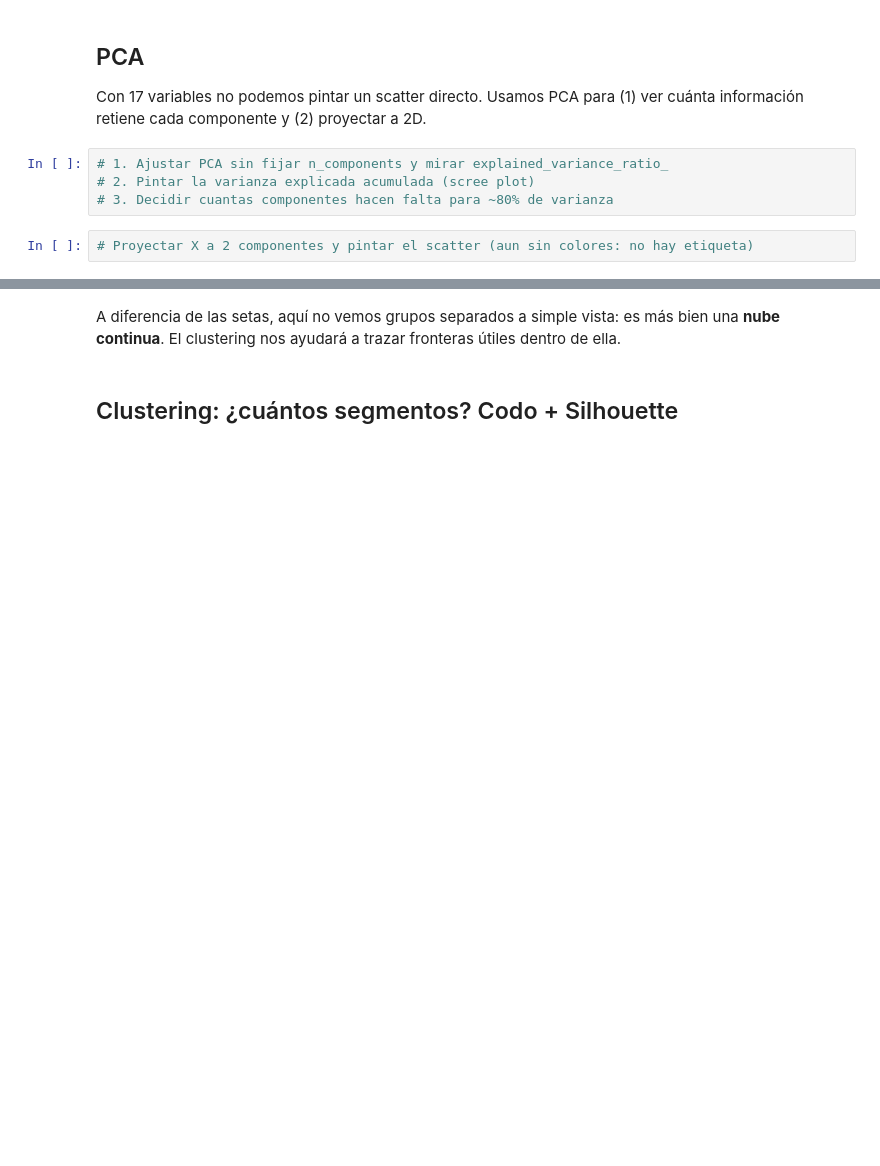
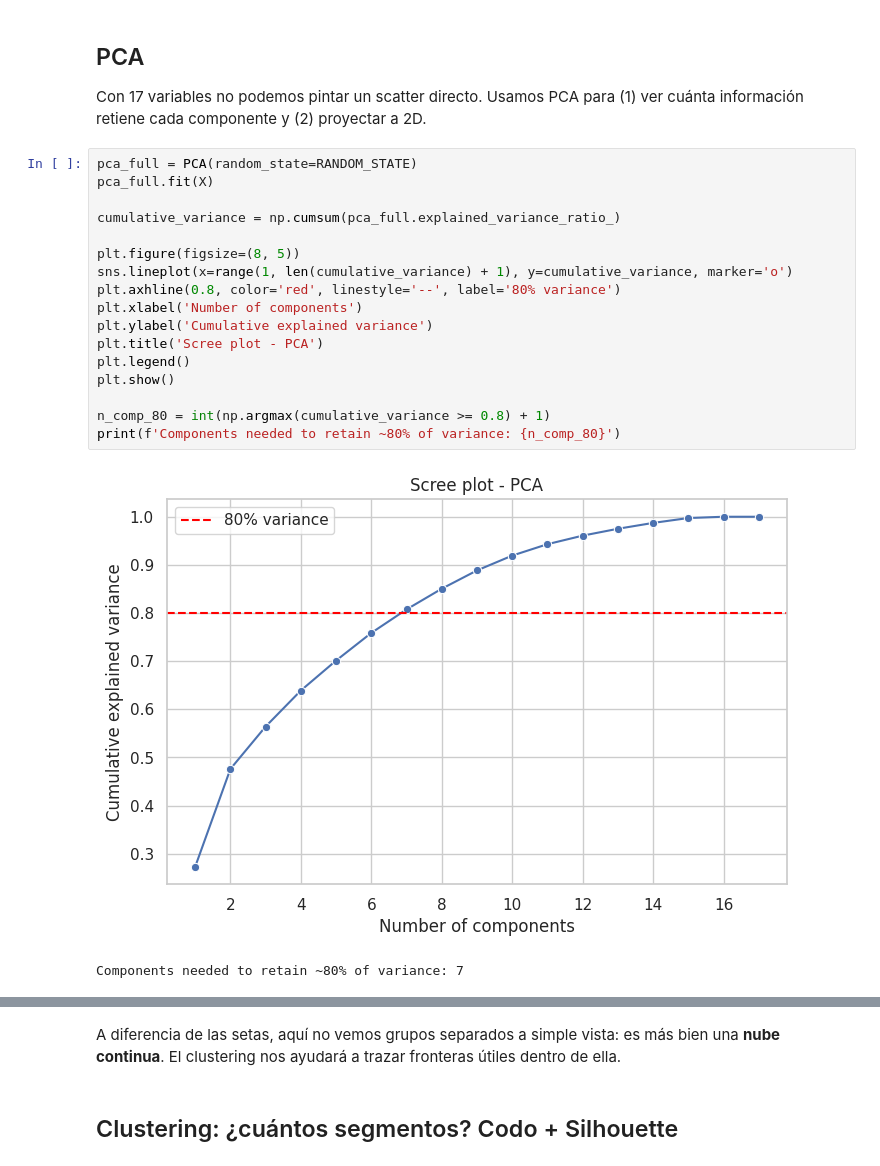
Before and after one commit to Bootcamp-IA-MAD-P7/Proyecto7-Unsupervised-ML-Gisella, a Jupyter notebook: workshop-clustering-creditcard.ipynb, the cells around one changed output, grey strips where cells are left out. Drawn from its saved outputs; the diff is of its cells as text; blank space fills up the shorter version.

```diff
--- a/workshop-clustering-creditcard.ipynb
+++ b/workshop-clustering-creditcard.ipynb
@@ -60,9 +125,23 @@ K-Means, PCA y casi todos los algoritmos de distancia son **sensibles a la escal
 ## PCA
 
 Con 17 variables no podemos pintar un scatter directo. Usamos PCA para (1) ver cuánta información retiene cada componente y (2) proyectar a 2D.
-# %%
-# 1. Ajustar PCA sin fijar n_components y mirar explained_variance_ratio_
-# 2. Pintar la varianza explicada acumulada (scree plot)
-# 3. Decidir cuantas componentes hacen falta para ~80% de varianza
-# %%
-# Proyectar X a 2 componentes y pintar el scatter (aun sin colores: no hay etiqueta)
+# %%
+pca_full = PCA(random_state=RANDOM_STATE)
+pca_full.fit(X)
+
+cumulative_variance = np.cumsum(pca_full.explained_variance_ratio_)
+
+plt.figure(figsize=(8, 5))
+sns.lineplot(x=range(1, len(cumulative_variance) + 1), y=cumulative_variance, marker='o')
+plt.axhline(0.8, color='red', linestyle='--', label='80% variance')
+plt.xlabel('Number of components')
+plt.ylabel('Cumulative explained variance')
+plt.title('Scree plot - PCA')
+plt.legend()
+plt.show()
+
+n_comp_80 = int(np.argmax(cumulative_variance >= 0.8) + 1)
+print(f'Components needed to retain ~80% of variance: {n_comp_80}')
+# %% [output]
+[figure, added]
+Components needed to retain ~80% of variance: 7
```
Also changed, not shown: parts of 35 cells of this notebook, 1 other file.
